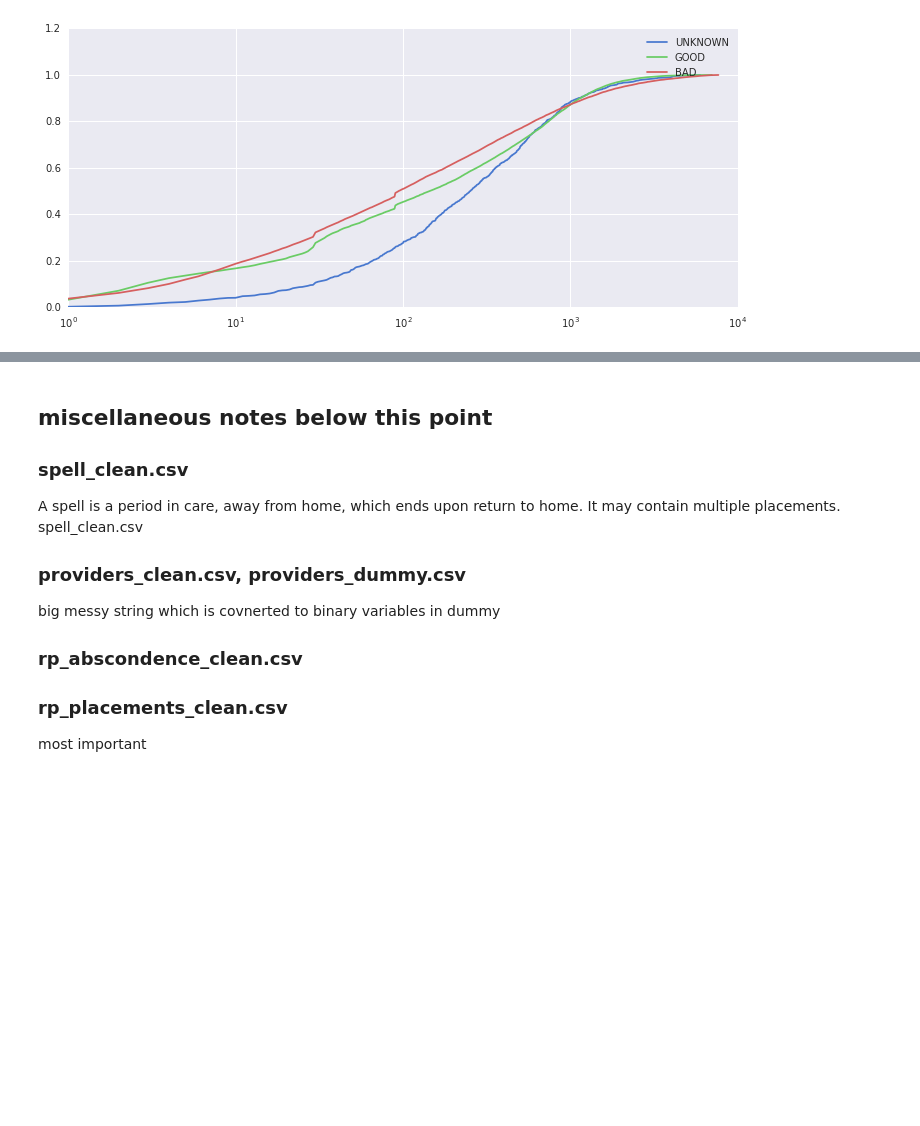
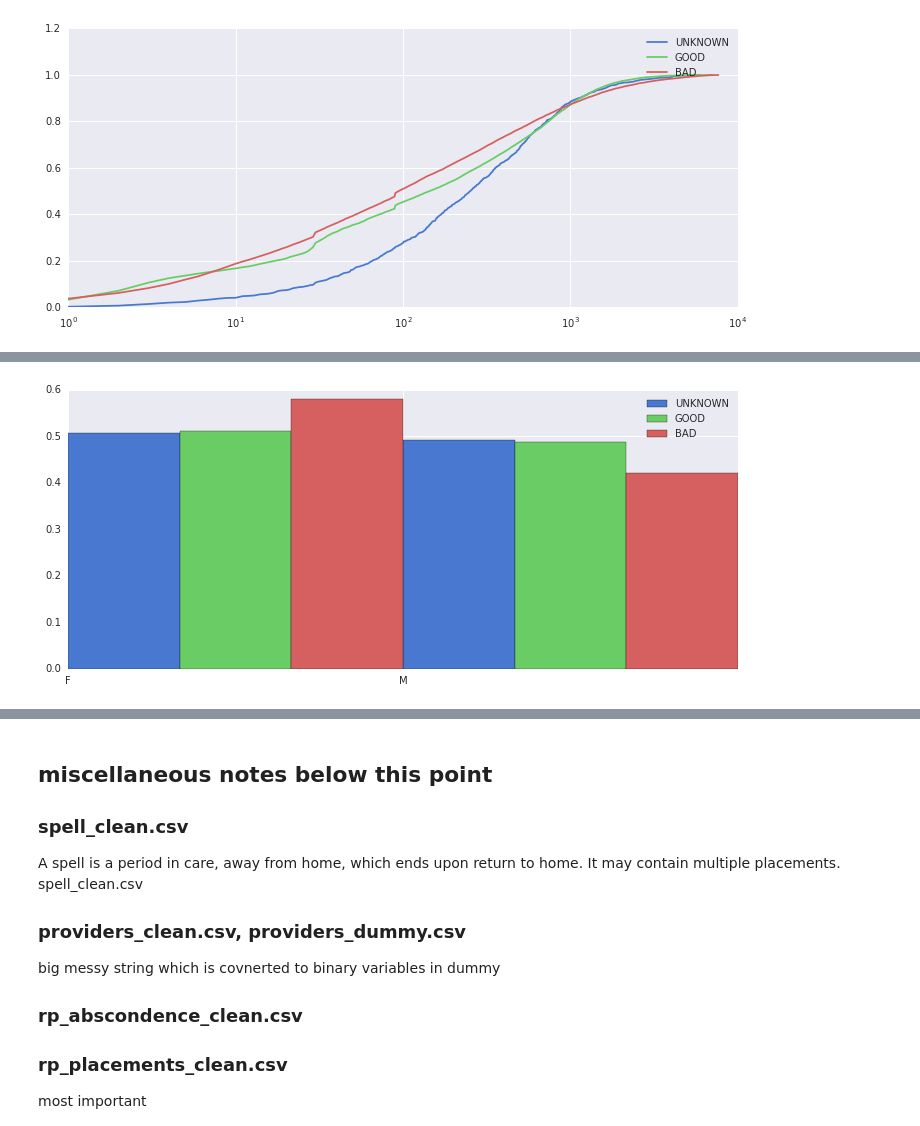
Before and after one commit to rachelauryn/FosterCareMobility, a Jupyter notebook: python/aec.ipynb, the cells around one changed output, grey strips where cells are left out. Cells and saved outputs as stored; diff of their text form; code cells hidden in the pictures; blank space fills up the shorter version.

```diff
--- a/python/aec.ipynb
+++ b/python/aec.ipynb
@@ -139,0 +148,4 @@ dist_by_outcome('SPELLAGE')
+# %%
+pmf_by_outcome('GENDER')
+# %% [output]
+[figure, added]
```
Also changed, not shown: parts of 6 cells of this notebook.
